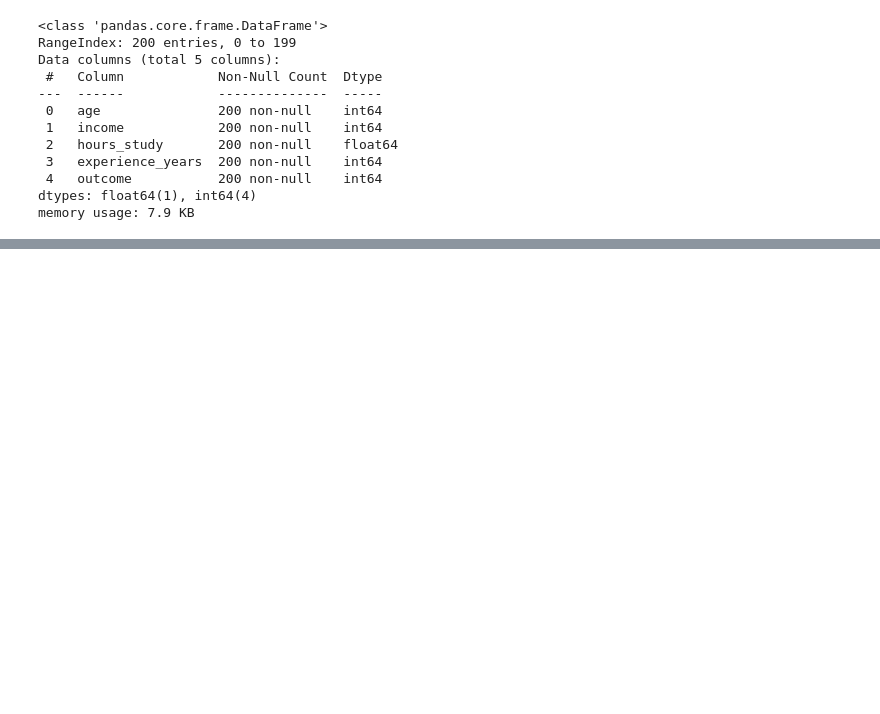
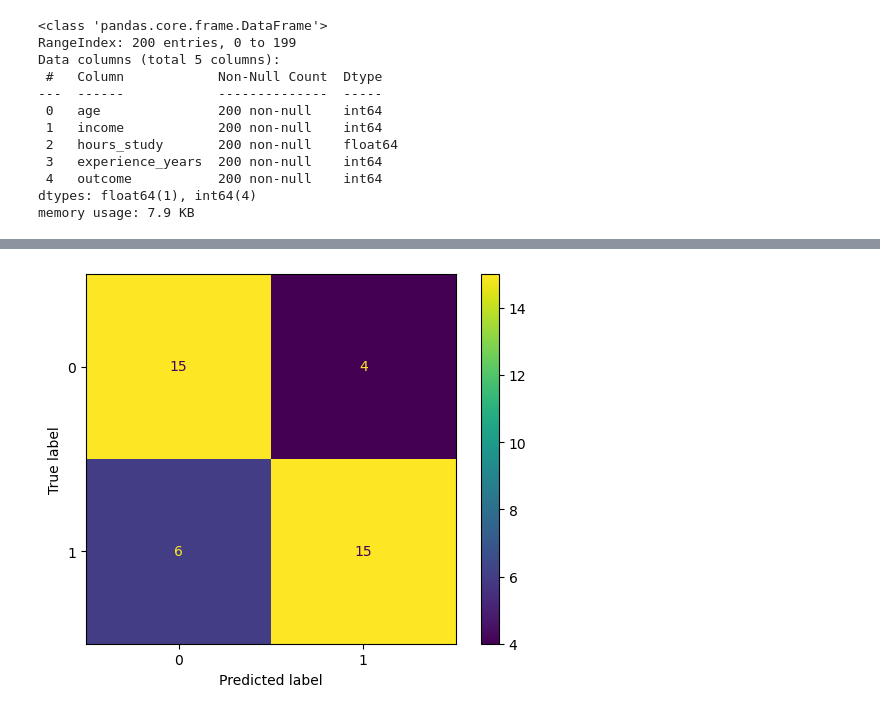
Before and after one commit to ManassehKemevor/multi-layer-perceptron, a Jupyter notebook: simple neural network.ipynb, the cells around one changed output, grey strips where cells are left out. Cells and saved outputs as stored; diff of their text form; code cells hidden in the pictures; blank space fills up the shorter version.

```diff
--- a/simple neural network.ipynb
+++ b/simple neural network.ipynb
@@ -120,0 +137,8 @@ acc
+# %%
+k=confusion_matrix(ytest,ypred)
+##
+kk=metrics.ConfusionMatrixDisplay(k)
+kk.plot()
+pyplot.show()
+# %% [output]
+[figure, added]
```
Also changed, not shown: parts of 10 cells of this notebook.
